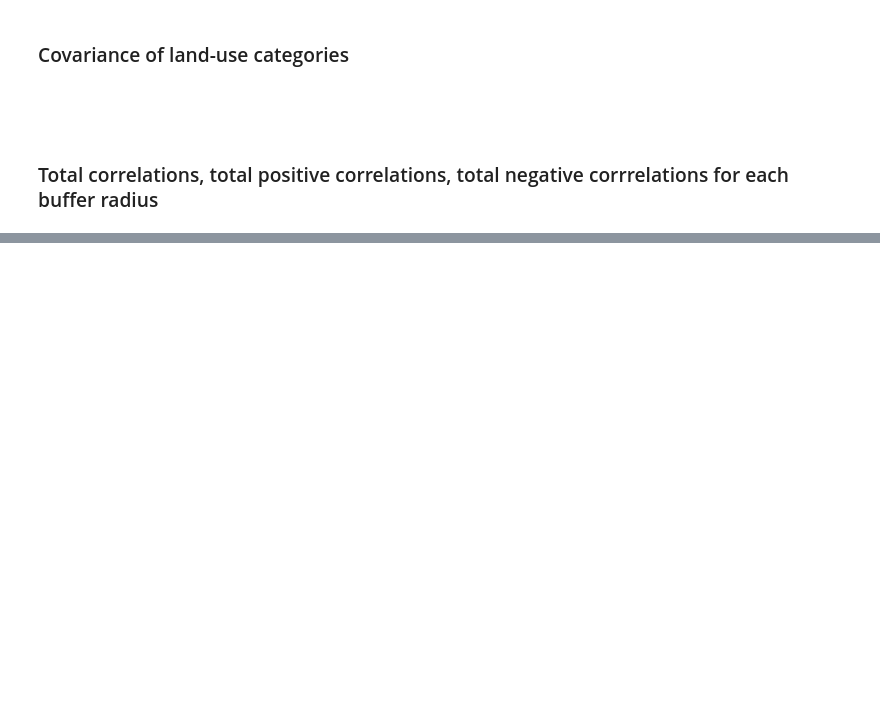
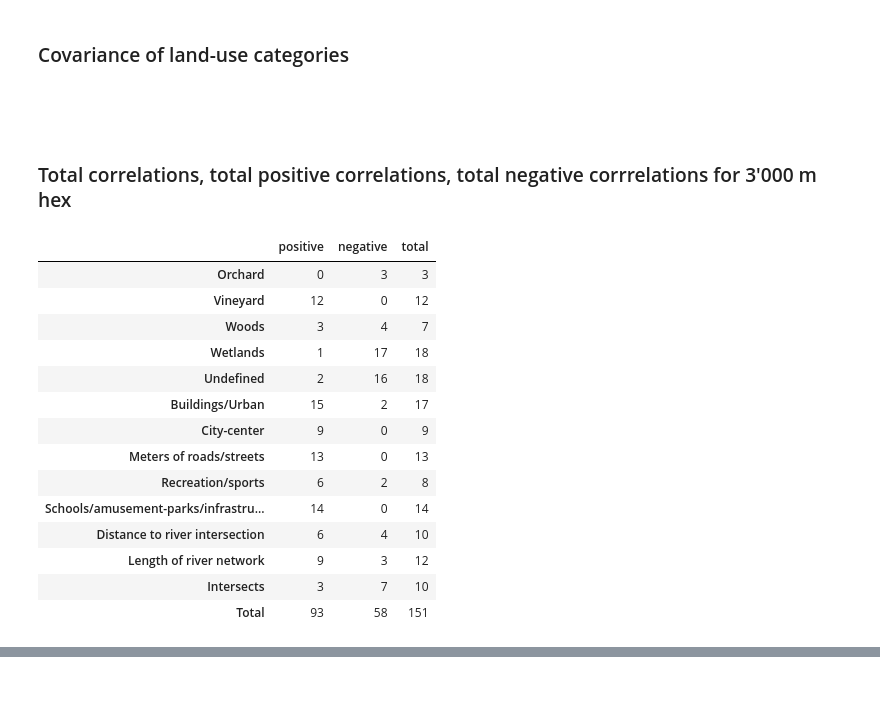
Before and after one commit to hammerdirt-analyst/landuse, a Jupyter notebook: _build/jupyter_execute/hex-3000-m.ipynb, the cells around one changed output, grey strips where cells are left out. Drawn from its saved outputs; the diff is of its cells as text; code cells hidden in the pictures; blank space fills up the shorter version.

````diff
--- a/_build/jupyter_execute/hex-3000-m.ipynb
+++ b/_build/jupyter_execute/hex-3000-m.ipynb
@@ -1131,22 +1131,39 @@ makeACorrelationTable(all_results, all_results.columns, name="correlation_land_u
 ```{glue:figure} correlation_land_use
 ```
 # %% [markdown]
-### Total correlations, total positive correlations, total negative corrrelations for each buffer radius
+### Total correlations, total positive correlations, total negative corrrelations for 3'000 m hex
 # %%
 def countTheNumberOfCorrelations(data):
 
     results = []
 
     for acol in data.columns:
         d = data[acol]
         pos = (d > 0).sum()
         neg = (d < 0).sum()
 
         results.append({"attribute":acol, "positive":pos, "negative":neg, "total": pos + neg})
     return results
 
 total_correlations = pd.DataFrame(countTheNumberOfCorrelations(all_results))
 total_correlations.set_index("attribute", drop=True, inplace=True)
+total_correlations.loc['Total']= total_correlations.sum()
 total_correlations.index.name = None
 bfr = total_correlations.style.format(precision=2).set_table_styles(table_css_styles)
-glue('total_correlations', bfr, display=False)
+glue('total_correlations', bfr, display=True)
+# %% [output]
+|  | positive | negative | total |
+| Orchard | 0 | 3 | 3 |
+| Vineyard | 12 | 0 | 12 |
+| Woods | 3 | 4 | 7 |
+| Wetlands | 1 | 17 | 18 |
+| Undefined | 2 | 16 | 18 |
+| Buildings/Urban | 15 | 2 | 17 |
+| City-center | 9 | 0 | 9 |
+| Meters of roads/streets | 13 | 0 | 13 |
+| Recreation/sports | 6 | 2 | 8 |
+| Schools/amusement-parks/infrastru... | 14 | 0 | 14 |
+| Distance to river intersection | 6 | 4 | 10 |
+| Length of river network | 9 | 3 | 12 |
+| Intersects | 3 | 7 | 10 |
+| Total | 93 | 58 | 151 |
````
Also changed, not shown: parts of 5 cells of this notebook, 19 other files.
